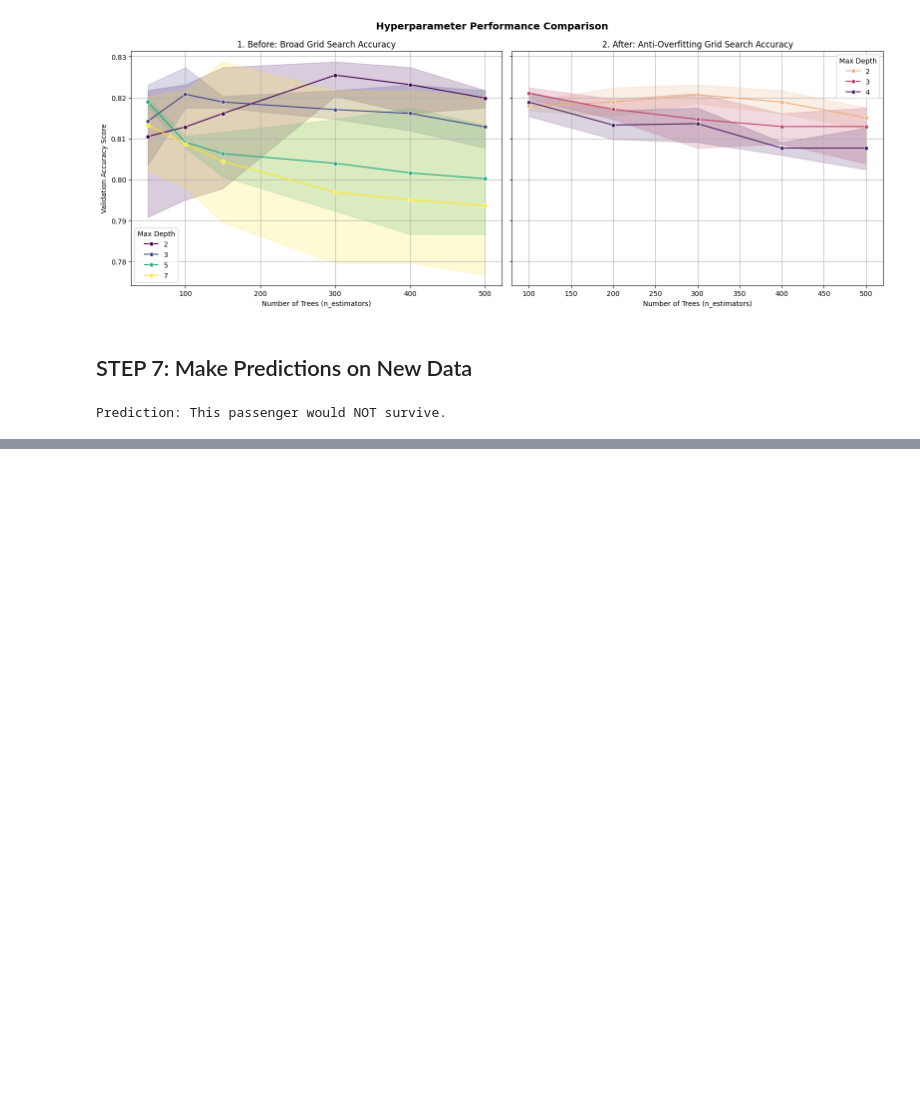
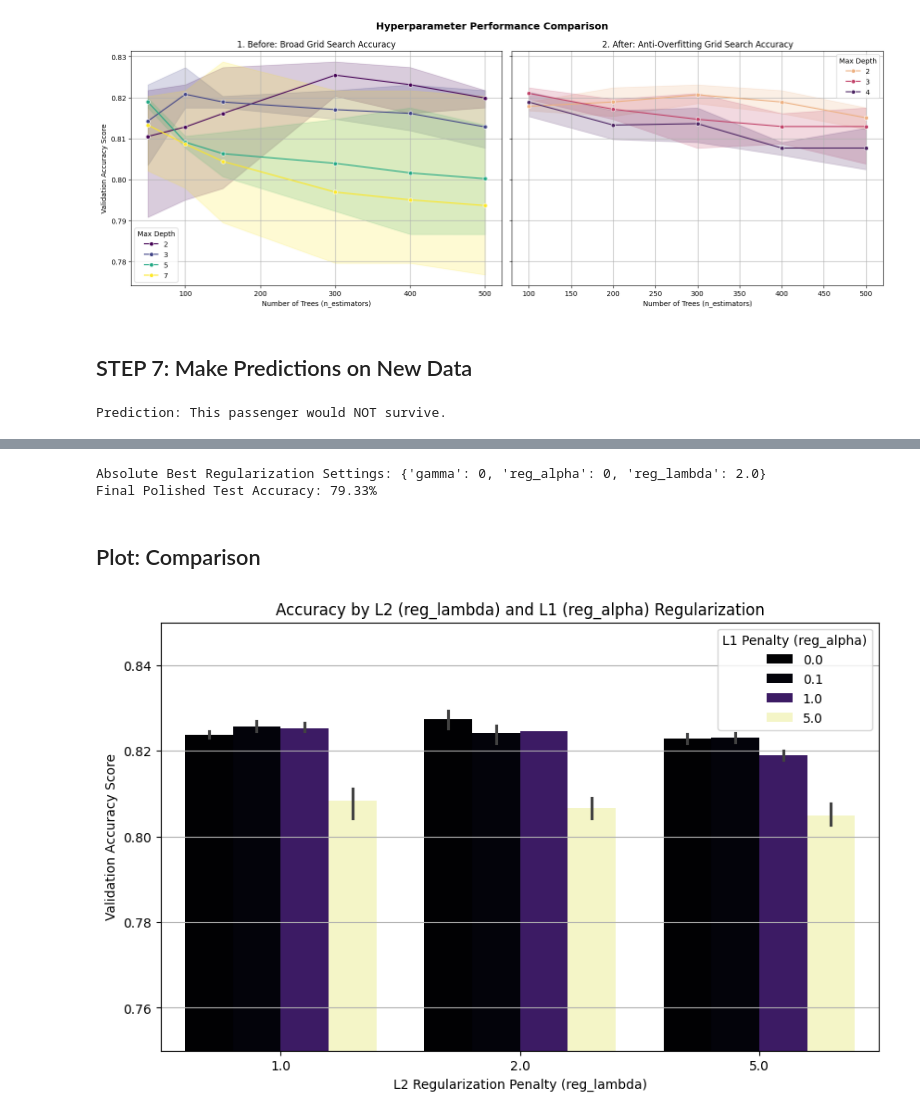
Before and after one commit to abhisakh/XGBOOST_Machine_Leraning_Predictor_Titanic, a Jupyter notebook: Titanic_XGBoost_Predictor.ipynb, the cells around one changed output, grey strips where cells are left out. Drawn from its saved outputs; the diff is of its cells as text; code cells hidden in the pictures; blank space fills up the shorter version.

```diff
--- a/Titanic_XGBoost_Predictor.ipynb
+++ b/Titanic_XGBoost_Predictor.ipynb
@@ -385,0 +389,67 @@ Prediction: This passenger would NOT survive.
+# %%
+from sklearn.model_selection import GridSearchCV
+from xgboost import XGBClassifier
+
+# Final grid targeting explicit regularization parameters
+final_reg_grid = {
+    'gamma': [0, 0.1, 0.2, 0.5],
+    'reg_alpha': [0, 0.1, 1.0, 5.0],
+    'reg_lambda': [1.0, 2.0, 5.0]
+}
+
+# Base estimator locked into our previous best structural settings
+grid_search_final = GridSearchCV(
+    estimator=XGBClassifier(
+        max_depth=2,
+        n_estimators=300,
+        subsample=0.8,
+        learning_rate=0.05,
+        random_state=42
+    ),
+    param_grid=final_reg_grid,
+    cv=5,
+    scoring='accuracy',
+    n_jobs=-1
+)
+
+grid_search_final.fit(X_train, y_train)
+
+print("Absolute Best Regularization Settings:", grid_search_final.best_params_)
+print(f"Final Polished Test Accuracy: {grid_search_final.score(X_test, y_test) * 100:.2f}%")
+# %% [output]
+Absolute Best Regularization Settings: {'gamma': 0, 'reg_alpha': 0, 'reg_lambda': 2.0}
+Final Polished Test Accuracy: 79.33%
+# %% [markdown]
+## Plot: Comparison
+# %%
+import pandas as pd
+import matplotlib.pyplot as plt
+import seaborn as sns
+
+# 1. Extract the regularization tuning results
+results_final = pd.DataFrame(grid_search_final.cv_results_)
+
+# 2. Set up the plot layout
+fig, ax = plt.subplots(figsize=(10, 6))
+
+# 3. Create a bar chart to compare the regularization strengths
+sns.barplot(
+    ax=ax,
+    data=results_final,
+    x='param_reg_lambda',
+    y='mean_test_score',
+    hue='param_reg_alpha',
+    palette='magma'
+)
+
+ax.set_title('Accuracy by L2 (reg_lambda) and L1 (reg_alpha) Regularization')
+ax.set_xlabel('L2 Regularization Penalty (reg_lambda)')
+ax.set_ylabel('Validation Accuracy Score')
+ax.set_ylim(0.75, 0.85)
+ax.grid(True, axis='y')
+ax.legend(title='L1 Penalty (reg_alpha)')
+
+# 4. Save the chart as an image file
+plt.savefig('regularization_chart.png')
+# %% [output]
+[figure, added]
```
Also changed, not shown: parts of 2 cells of this notebook.
